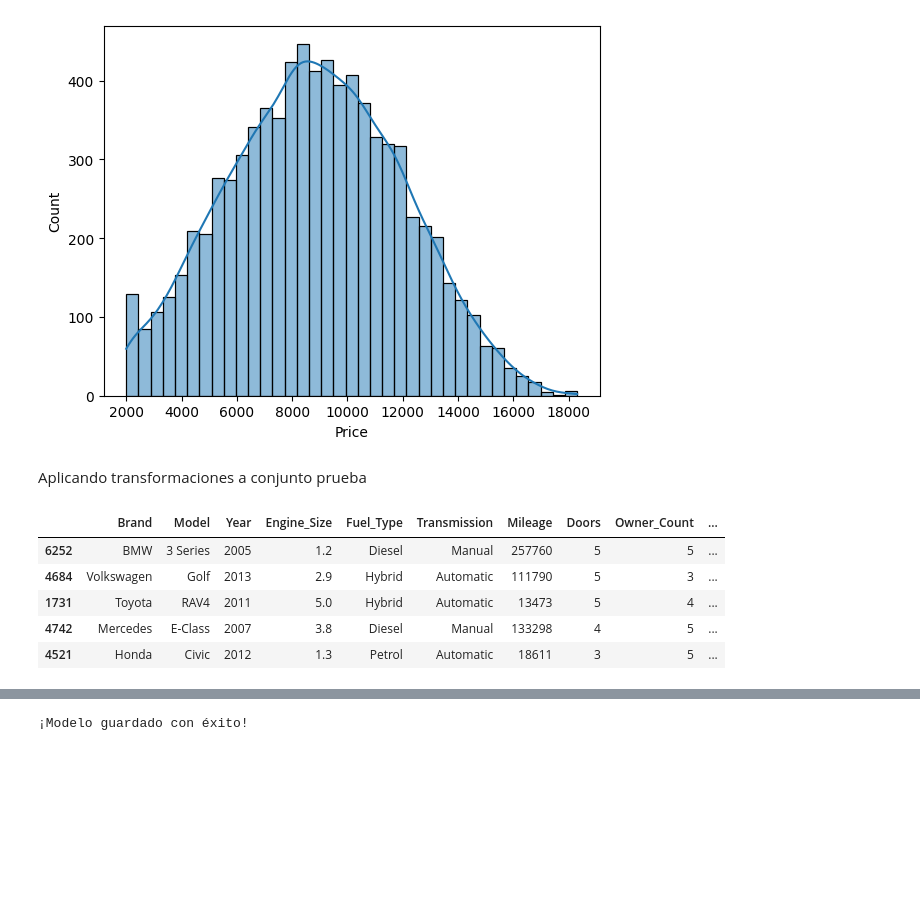
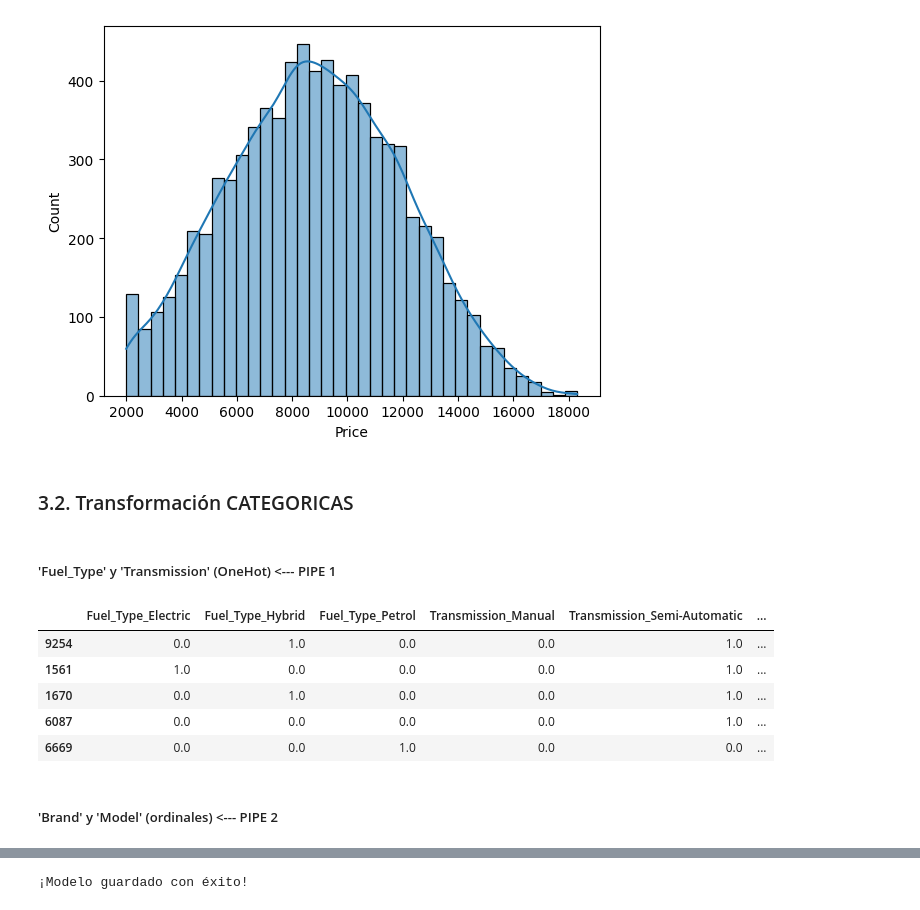
Before and after one commit to neural-insights/Team-Challenge---Still_Lost_in_ML, a Jupyter notebook: src/notebooks/Still_Lost_in_ML - Notebook.ipynb, the cells around one changed output, grey strips where cells are left out. Cells and saved outputs as stored; diff of their text form; code cells hidden in the pictures; blank space fills up the shorter version.

```diff
--- a/src/notebooks/Still_Lost_in_ML - Notebook.ipynb
+++ b/src/notebooks/Still_Lost_in_ML - Notebook.ipynb
@@ -252,32 +243,40 @@ sns.histplot(data=y_train, kde=True)
 plt.show()
 # %% [output]
 [figure]
-# %% [markdown]
-Aplicando transformaciones a conjunto prueba
-# %%
-X_test_encoded = X_test.copy()
-
-# One-hot Encoding
-encoded_fuel_test = encoder_fuel.transform(X_test[["Fuel_Type"]])
-encoded_transmission_test = encoder_transmission.transform(X_test[["Transmission"]])
-
-fuel_columns = encoder_fuel.get_feature_names_out(["Fuel_Type"])
-transmission_columns = encoder_transmission.get_feature_names_out(["Transmission"])
-
-encoded_fuel_test = pd.DataFrame(encoded_fuel_test, columns=fuel_columns, index=X_test.index)
-encoded_transmission_test = pd.DataFrame(encoded_transmission_test, columns=transmission_columns, index=X_test.index)
-
-X_test_encoded = X_test_encoded.join([encoded_fuel_test, encoded_transmission_test])
-
-# Label Encoding
-X_test_encoded["Brand_Label"] = encoder_brand.transform(X_test["Brand"])
-X_test_encoded["Model_Label"] = encoder_model.transform(X_test["Model"])
-
-X_test_encoded.head()
-# %% [output]
-|  | Brand | Model | Year | Engine_Size | Fuel_Type | Transmission | Mileage | Doors | Owner_Count | ... |
-| 6252 | BMW | 3 Series | 2005 | 1.2 | Diesel | Manual | 257760 | 5 | 5 | ... |
-| 4684 | Volkswagen | Golf | 2013 | 2.9 | Hybrid | Automatic | 111790 | 5 | 3 | ... |
-| 1731 | Toyota | RAV4 | 2011 | 5.0 | Hybrid | Automatic | 13473 | 5 | 4 | ... |
-| 4742 | Mercedes | E-Class | 2007 | 3.8 | Diesel | Manual | 133298 | 4 | 5 | ... |
-| 4521 | Honda | Civic | 2012 | 1.3 | Petrol | Automatic | 18611 | 3 | 5 | ... |
+# %% [markdown]
+### 3.2. Transformación CATEGORICAS
+# %% [markdown]
+##### 'Fuel_Type' y 'Transmission' (OneHot) <--- PIPE 1
+# %%
+from sklearn.preprocessing import OneHotEncoder
+
+one_hot_columns = ["Fuel_Type", "Transmission"]
+
+# Aplicar One-Hot Encoding y reemplazar las columnas originales
+onehot = OneHotEncoder(sparse_output=False,
+                            drop="first",
+                            handle_unknown='ignore')  # drop="first" evita multicolinealidad
+
+onehot_df = pd.DataFrame(onehot.fit_transform(X_train[one_hot_columns]),
+                          columns = onehot.get_feature_names_out(one_hot_columns),
+                          index = X_train.index)
+
+# Eliminar las columnas originales
+X_train_encoded = X_train.drop(columns=one_hot_columns)
+
+# Insertar las columnas codificadas al inicio del DataFrame
+X_train_encoded = pd.concat([onehot_df, X_train_encoded], axis=1)
+
+# Actualizar one_hot_columns con los nuevos nombres de las columnas
+one_hotted_columns = list(onehot_df.columns)
+
+X_train_encoded.head()
+# %% [output]
+|  | Fuel_Type_Electric | Fuel_Type_Hybrid | Fuel_Type_Petrol | Transmission_Manual | Transmission_Semi-Automatic | ... |
+| 9254 | 0.0 | 1.0 | 0.0 | 0.0 | 1.0 | ... |
+| 1561 | 1.0 | 0.0 | 0.0 | 0.0 | 1.0 | ... |
+| 1670 | 0.0 | 1.0 | 0.0 | 0.0 | 1.0 | ... |
+| 6087 | 0.0 | 0.0 | 0.0 | 0.0 | 1.0 | ... |
+| 6669 | 0.0 | 0.0 | 1.0 | 0.0 | 0.0 | ... |
+# %% [markdown]
+##### 'Brand' y 'Model' (ordinales) <--- PIPE 2
```
Also changed, not shown: parts of 58 cells of this notebook, 7 other files.
